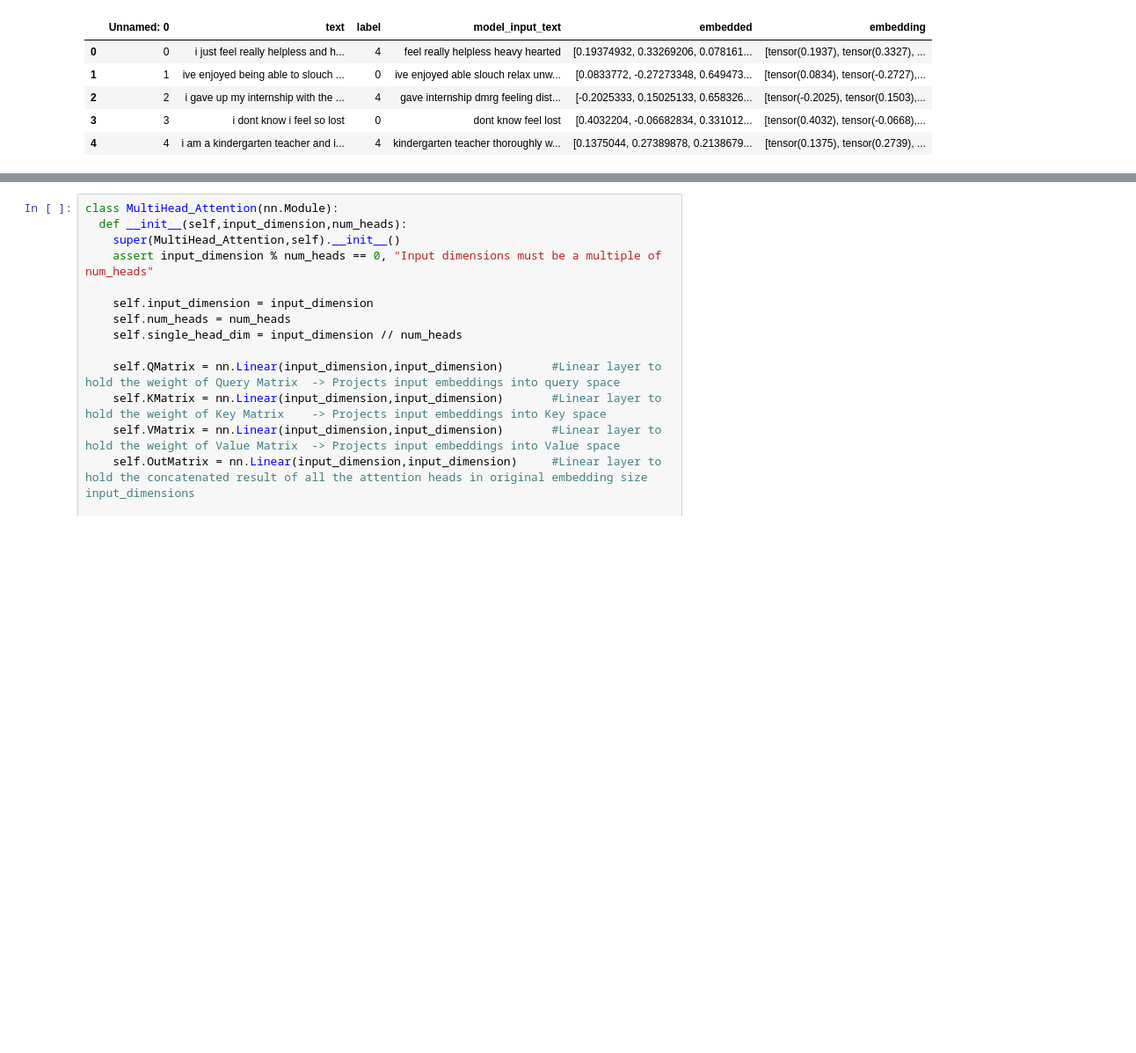
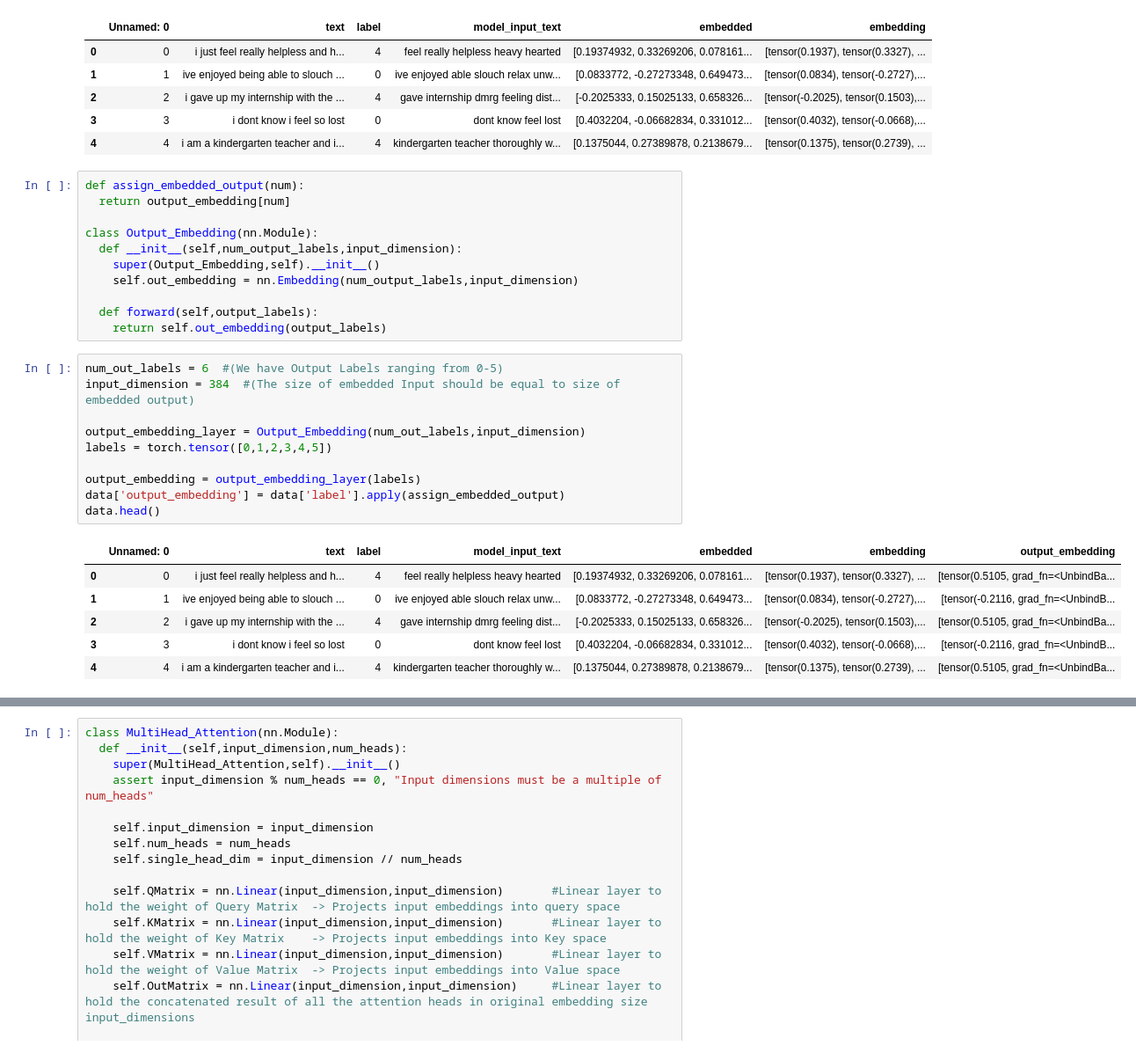
Before and after one commit to agoya27/Sentiment-Analysis-Using-Transformers, a Jupyter notebook: Sentiment_Analysis_Using_Transformers.ipynb, the cells around one changed output, grey strips where cells are left out. Shown at 88% size. Saved outputs shown, nothing was run; the diff lists cells and outputs as text; blank space fills up the shorter version.

```diff
--- a/Sentiment_Analysis_Using_Transformers.ipynb
+++ b/Sentiment_Analysis_Using_Transformers.ipynb
@@ -197,3 +197,31 @@ data.head()
 | 2 | 2 | i gave up my internship with the ... | 4 | gave internship dmrg feeling dist... | [-0.2025333, 0.15025133, 0.658326... | [tensor(-0.2025), tensor(0.1503),... |
 | 3 | 3 | i dont know i feel so lost | 0 | dont know feel lost | [0.4032204, -0.06682834, 0.331012... | [tensor(0.4032), tensor(-0.0668),... |
 | 4 | 4 | i am a kindergarten teacher and i... | 4 | kindergarten teacher thoroughly w... | [0.1375044, 0.27389878, 0.2138679... | [tensor(0.1375), tensor(0.2739), ... |
+# %%
+def assign_embedded_output(num):
+  return output_embedding[num]
+
+class Output_Embedding(nn.Module):
+  def __init__(self,num_output_labels,input_dimension):
+    super(Output_Embedding,self).__init__()
+    self.out_embedding = nn.Embedding(num_output_labels,input_dimension)
+
+  def forward(self,output_labels):
+    return self.out_embedding(output_labels)
+# %%
+num_out_labels = 6  #(We have Output Labels ranging from 0-5)
+input_dimension = 384  #(The size of embedded Input should be equal to size of embedded output)
+
+output_embedding_layer = Output_Embedding(num_out_labels,input_dimension)
+labels = torch.tensor([0,1,2,3,4,5])
+
+output_embedding = output_embedding_layer(labels)
+data['output_embedding'] = data['label'].apply(assign_embedded_output)
+data.head()
+# %% [output]
+|  | Unnamed: 0 | text | label | model_input_text | embedded | embedding | output_embedding |
+| 0 | 0 | i just feel really helpless and h... | 4 | feel really helpless heavy hearted | [0.19374932, 0.33269206, 0.078161... | [tensor(0.1937), tensor(0.3327), ... | [tensor(0.5105, grad_fn=<UnbindBa... |
+| 1 | 1 | ive enjoyed being able to slouch ... | 0 | ive enjoyed able slouch relax unw... | [0.0833772, -0.27273348, 0.649473... | [tensor(0.0834), tensor(-0.2727),... | [tensor(-0.2116, grad_fn=<UnbindB... |
+| 2 | 2 | i gave up my internship with the ... | 4 | gave internship dmrg feeling dist... | [-0.2025333, 0.15025133, 0.658326... | [tensor(-0.2025), tensor(0.1503),... | [tensor(0.5105, grad_fn=<UnbindBa... |
+| 3 | 3 | i dont know i feel so lost | 0 | dont know feel lost | [0.4032204, -0.06682834, 0.331012... | [tensor(0.4032), tensor(-0.0668),... | [tensor(-0.2116, grad_fn=<UnbindB... |
+| 4 | 4 | i am a kindergarten teacher and i... | 4 | kindergarten teacher thoroughly w... | [0.1375044, 0.27389878, 0.2138679... | [tensor(0.1375), tensor(0.2739), ... | [tensor(0.5105, grad_fn=<UnbindBa... |
```
Also changed, not shown: parts of 16 cells of this notebook.
